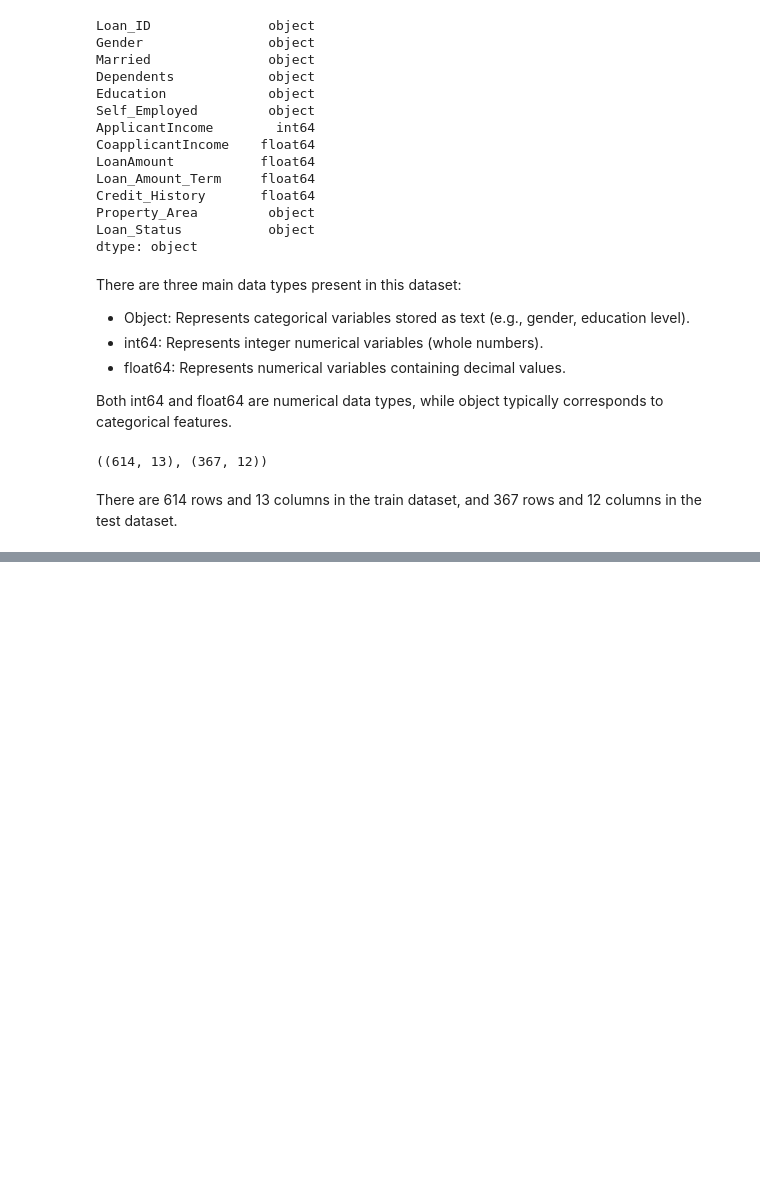
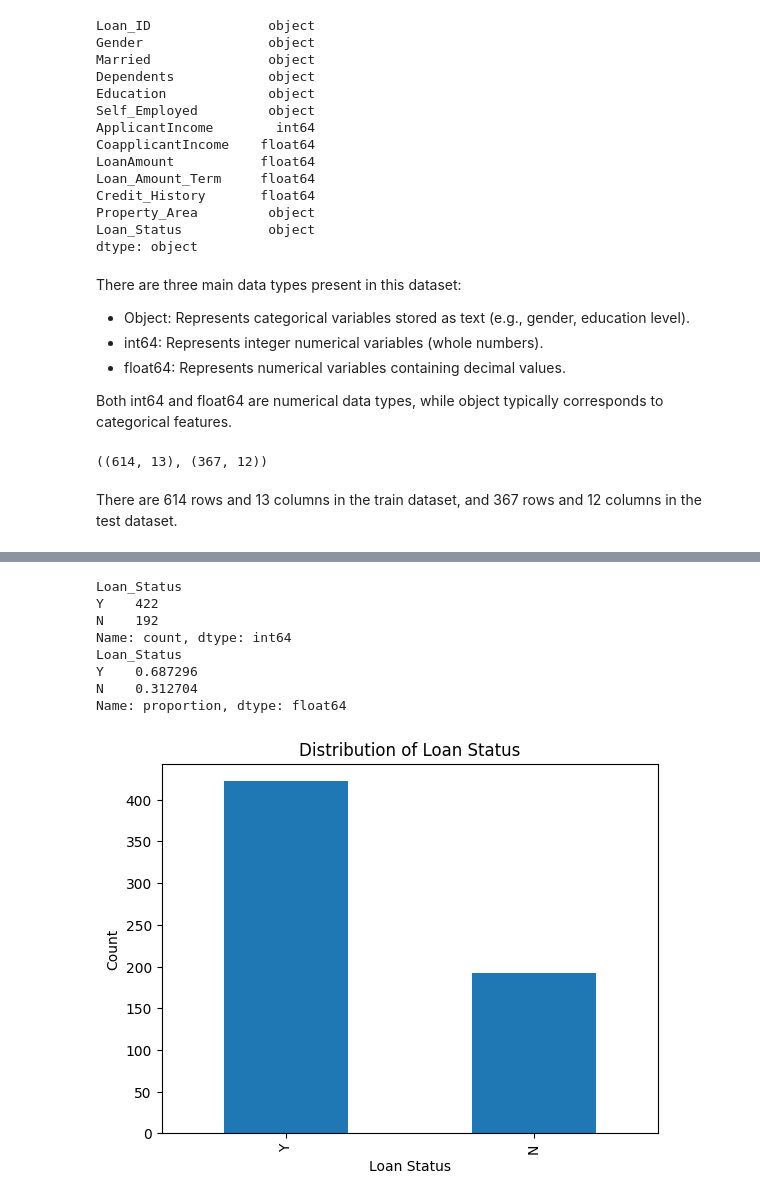
Before and after one commit to HamzaLatif02/Loan_Prediction, a Jupyter notebook: code/data.ipynb, the cells around one changed output, grey strips where cells are left out. Cells and saved outputs as stored; diff of their text form; code cells hidden in the pictures; blank space fills up the shorter version.

```diff
--- a/code/data.ipynb
+++ b/code/data.ipynb
@@ -79,0 +100,21 @@ There are 614 rows and 13 columns in the train dataset, and 367 rows and 12 colu
+# %%
+print(train_data['Loan_Status'].value_counts())
+
+# Normalize the value counts to get the proportion of each class
+print(train_data['Loan_Status'].value_counts(normalize=True))
+
+train_data['Loan_Status'].value_counts().plot.bar()
+plt.title('Distribution of Loan Status')
+plt.xlabel('Loan Status')
+plt.ylabel('Count')
+plt.show()
+# %% [output]
+Loan_Status
+Y    422
+N    192
+Name: count, dtype: int64
+Loan_Status
+Y    0.687296
+N    0.312704
+Name: proportion, dtype: float64
+[figure, added]
```
Also changed, not shown: parts of 52 cells of this notebook.
